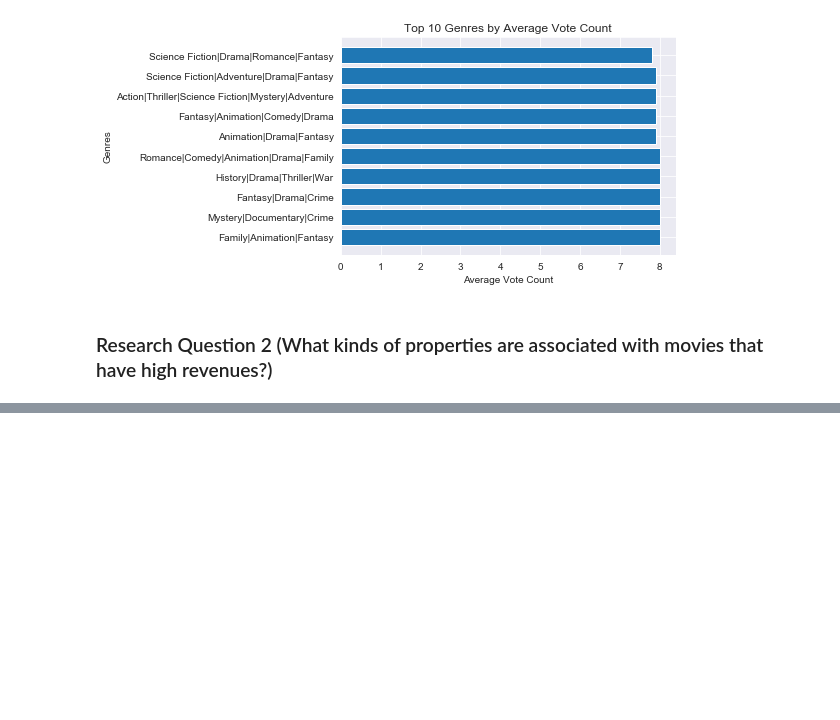
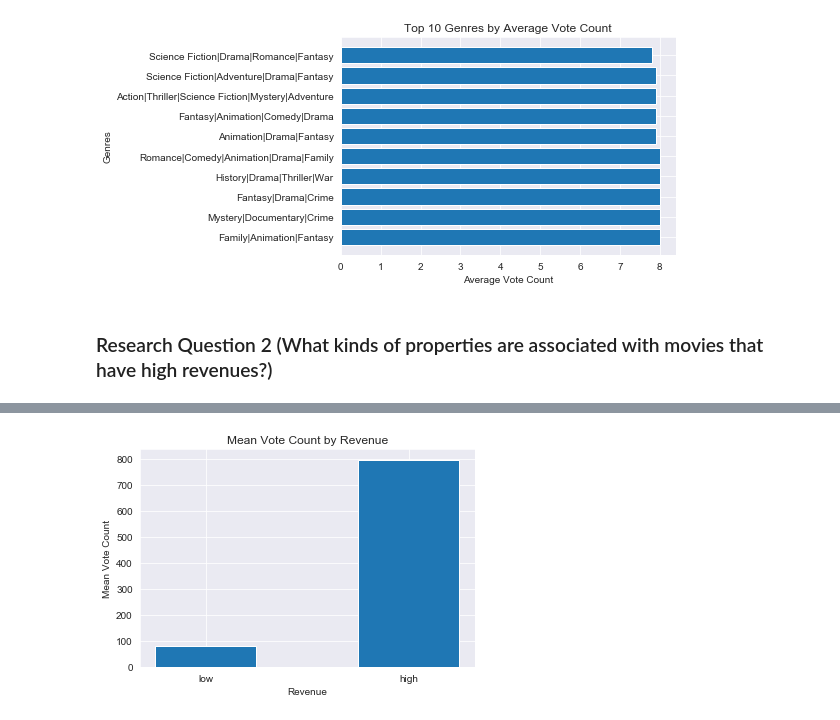
Before and after one commit to ManideepTelukuntla/Investigate-TMDB-Movie-Data, a Jupyter notebook: InvestigateTMDBMovieData.ipynb, the cells around one changed output, grey strips where cells are left out. Cells and saved outputs as stored; diff of their text form; code cells hidden in the pictures; blank space fills up the shorter version.

```diff
--- a/InvestigateTMDBMovieData.ipynb
+++ b/InvestigateTMDBMovieData.ipynb
@@ -328,0 +354,10 @@ movie_df.describe()
+# %%
+locations = [1, 2]
+labels = ['low', 'high']
+heights = [low_votes_count, high_votes_count]
+xlabel = 'Revenue'
+ylabel = 'Mean Vote Count'
+title = 'Mean Vote Count by Revenue'
+plot_chart(locations, labels, heights, xlabel, ylabel, title, width = 0.5)
+# %% [output]
+[figure, added]
```
Also changed, not shown: parts of 11 cells of this notebook.
